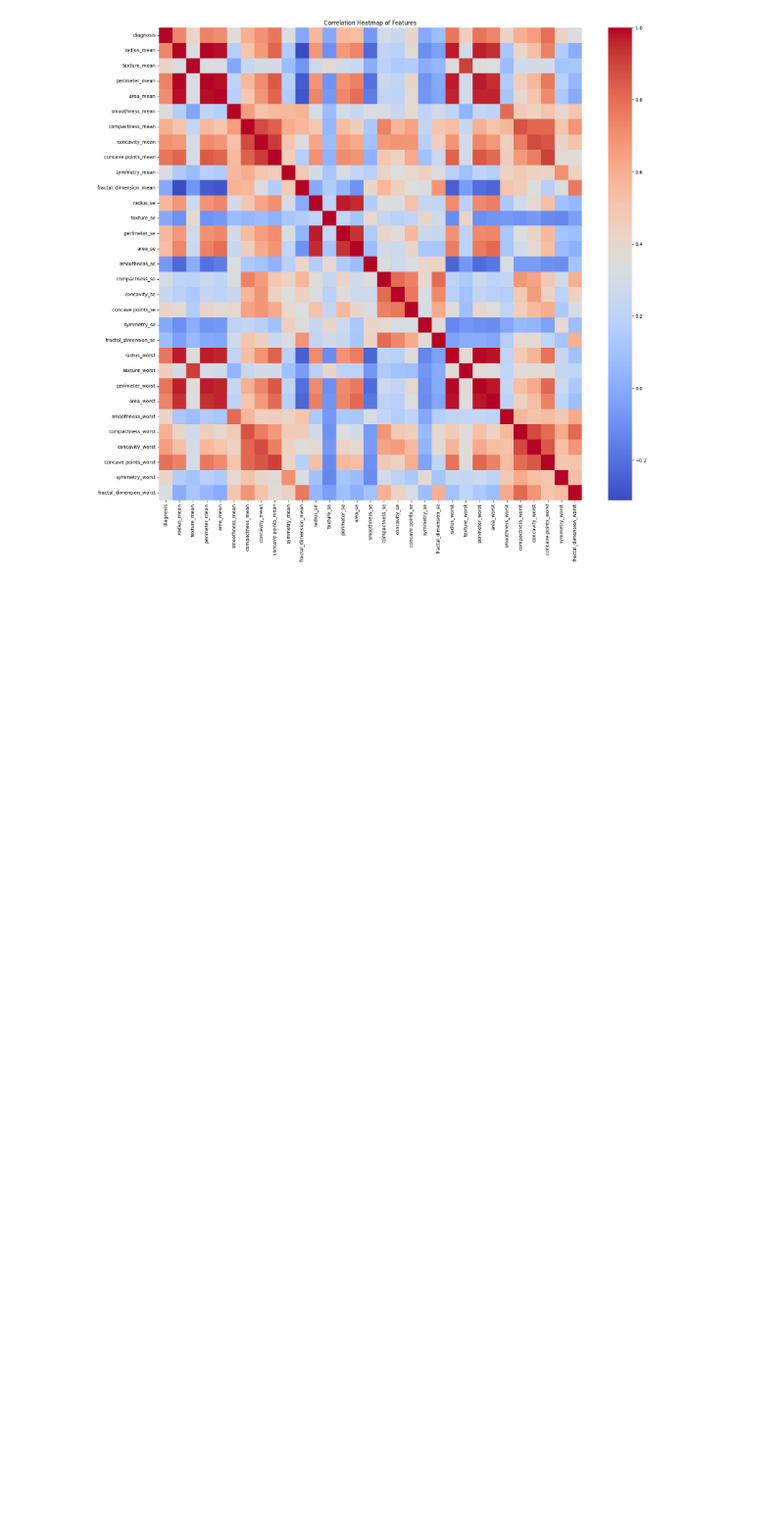
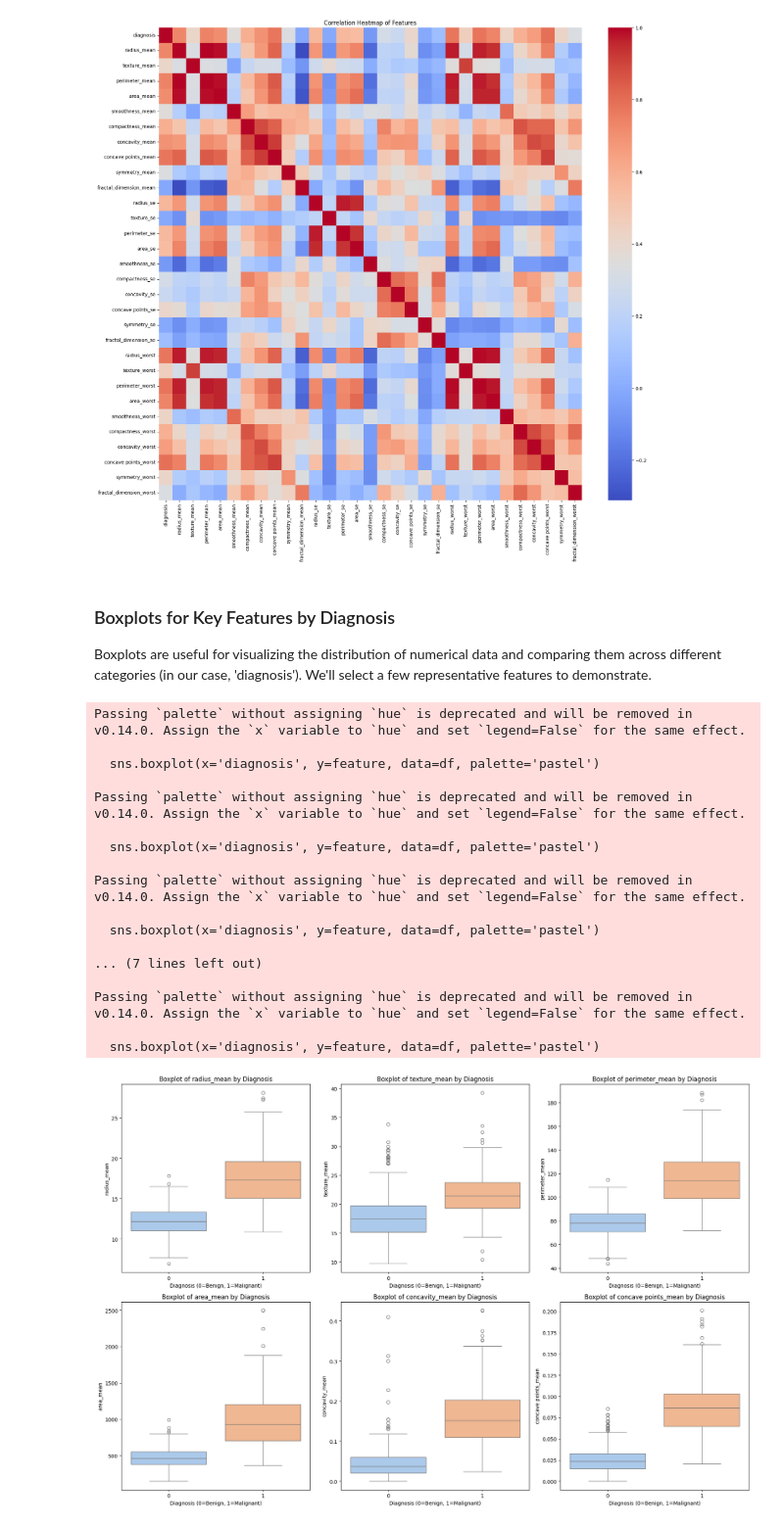
Before and after one commit to AparnaSreeenivasan/PredictiveProject2, a Jupyter notebook: preprocessing.ipynb, the cells around one changed output. Shown at 98% size. Drawn from its saved outputs; the diff is of its cells as text; code cells hidden in the pictures; blank space fills up the shorter version.

Commit message:
Boxplots created

```diff
--- a/preprocessing.ipynb
+++ b/preprocessing.ipynb
@@ -268,3 +268,41 @@ plt.title('Correlation Heatmap of Features')
 plt.show()
 # %% [output]
 [figure]
+# %% [markdown]
+### Boxplots for Key Features by Diagnosis
+
+Boxplots are useful for visualizing the distribution of numerical data and comparing them across different categories (in our case, 'diagnosis'). We'll select a few representative features to demonstrate.
+# %%
+selected_features = [
+    'radius_mean', 'texture_mean', 'perimeter_mean', 'area_mean',
+    'concavity_mean', 'concave points_mean'
+]
+
+plt.figure(figsize=(18, 12))
+for i, feature in enumerate(selected_features):
+    plt.subplot(2, 3, i + 1) # Arrange in 2 rows, 3 columns
+    sns.boxplot(x='diagnosis', y=feature, data=df, palette='pastel')
+    plt.title(f'Boxplot of {feature} by Diagnosis')
+    plt.xlabel('Diagnosis (0=Benign, 1=Malignant)')
+    plt.ylabel(feature)
+plt.tight_layout()
+plt.show()
+# %% [output]
+Passing `palette` without assigning `hue` is deprecated and will be removed in v0.14.0. Assign the `x` variable to `hue` and set `legend=False` for the same effect.
+
+  sns.boxplot(x='diagnosis', y=feature, data=df, palette='pastel')
+
+Passing `palette` without assigning `hue` is deprecated and will be removed in v0.14.0. Assign the `x` variable to `hue` and set `legend=False` for the same effect.
+
+  sns.boxplot(x='diagnosis', y=feature, data=df, palette='pastel')
+
+Passing `palette` without assigning `hue` is deprecated and will be removed in v0.14.0. Assign the `x` variable to `hue` and set `legend=False` for the same effect.
+
+  sns.boxplot(x='diagnosis', y=feature, data=df, palette='pastel')
+
+... (7 lines left out)
+
+Passing `palette` without assigning `hue` is deprecated and will be removed in v0.14.0. Assign the `x` variable to `hue` and set `legend=False` for the same effect.
+
+  sns.boxplot(x='diagnosis', y=feature, data=df, palette='pastel')
+[figure, added]
```
